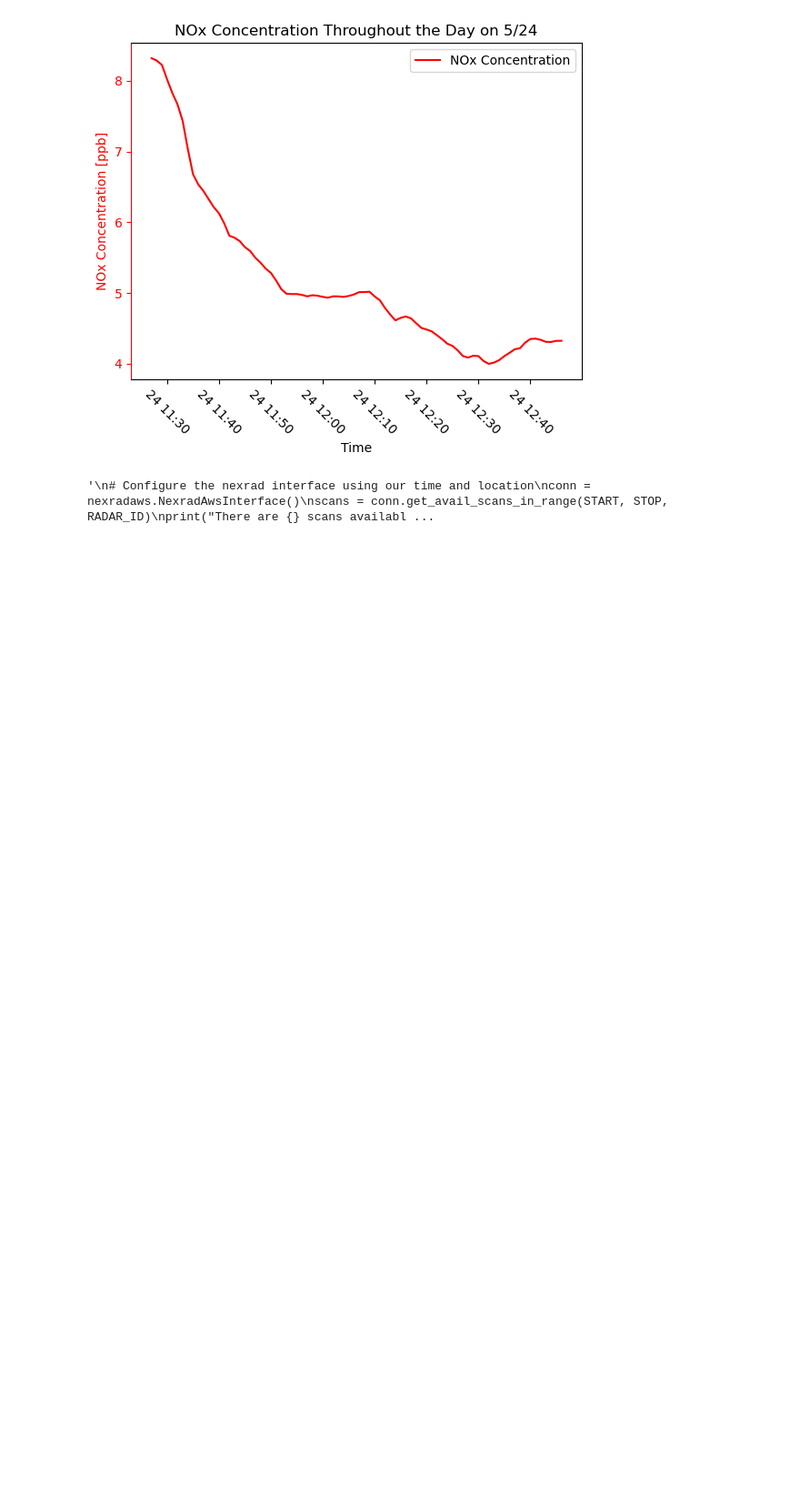
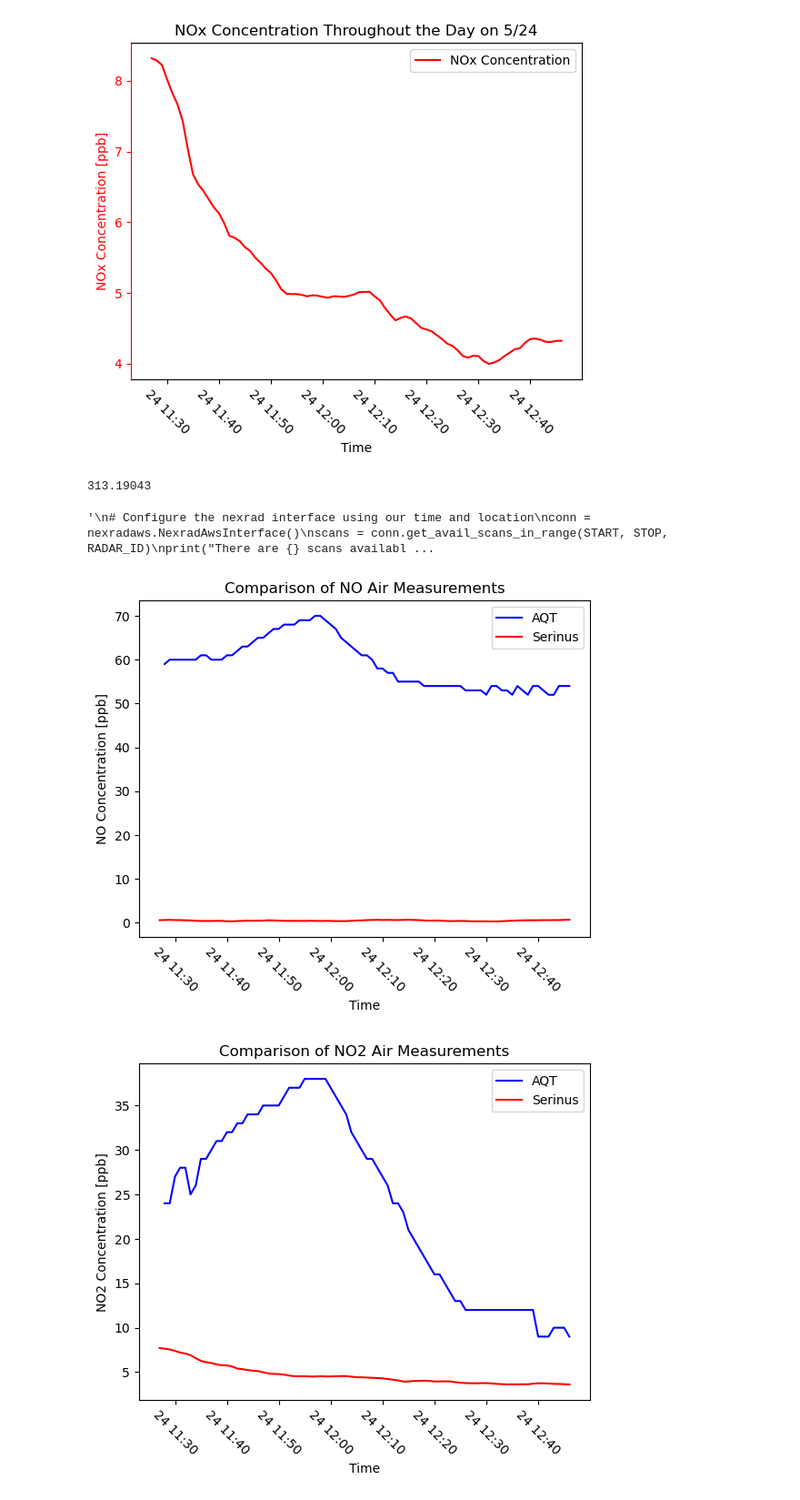
Before and after one commit to EVS-ATMOS/air-quality-sensors, a Jupyter notebook: toybox.ipynb, the cells around one changed output. Shown at 91% size. Saved outputs shown, nothing was run; the diff lists cells and outputs as text; code cells hidden in the pictures; blank space fills up the shorter version.

Commit message:
Added additional code to compare different data

```diff
--- a/toybox.ipynb
+++ b/toybox.ipynb
@@ -53,7 +53,7 @@ Note: you may need to restart the kernel to use updated packages.
 # %%
 DATE = "2023-05-24"
 # Times must be in UTC
-TIME_START = "10:04:00"
+TIME_START = "11:27:00"
 TIME_STOP = "12:46:00"
 RADAR_ID = "KLOT"
 # %%
@@ -489,6 +489,12 @@ plt.title("NOx Concentration Throughout the Day on 5/24")
 Text(0.5, 1.0, 'NOx Concentration Throughout the Day on 5/24')
 [figure]
 [figure]
+# %%
+# Sanity Check
+array = np.asarray(CO_data["CO2 Concentration"])
+array[-2]
+# %% [output]
+313.19043
 # %%
 """
 # Configure the nexrad interface using our time and location
@@ -541,3 +547,49 @@ dp = dewpoint_from_relative_humidity( aqvals.temp.to_numpy() * units.degC,
                                      aqvals.hum.to_numpy() * units.percent)
 
 aqvals['dewpoint'] = dp
+# %%
+## Making a comparison between AQT and Serinus for NO
+plt.plot(no["timestamp"], no["value"]*1000, label="AQT", color="Blue")
+plt.plot(new_time_array_NOx[35:], NOx_data["NO Concentration Average"][35:], label="Serinus", color="Red")
+plt.legend()
+plt.xticks(rotation=315)
+plt.title("Comparison of NO Air Measurements")
+plt.ylabel("NO Concentration [ppb]")
+plt.xlabel("Time")
+plt.savefig("NO Comparison")
+
+## Making a comparison between AQT and Serinus for NO2
+plt.figure()
+plt.plot(no2["timestamp"], no2["value"]*1000, label="AQT", color="Blue")
+plt.plot(new_time_array_NOx[35:], NOx_data["NO2 Concentration Average"][35:], label="Serinus", color="Red")
+plt.legend()
+plt.xticks(rotation=315)
+plt.title("Comparison of NO2 Air Measurements")
+plt.ylabel("NO2 Concentration [ppb]")
+plt.xlabel("Time")
+plt.savefig("NO2 Comparison")
+
+## Making a comparison between AQT and Serinus for O3
+plt.figure()
+plt.plot(o3["timestamp"], o3["value"]*1000, label="AQT", color="Blue")
+plt.plot(new_time_array_o3[51:], o3_data["Ozone Average"][51:], label="Serinus", color="Red")
+plt.legend()
+plt.xticks(rotation=315)
+plt.title("Comparison of O3 Air Measurements")
+plt.ylabel("O3 Concentration [ppb]")
+plt.xlabel("Time")
+plt.savefig("o3 Comparison")
+
+## Making a comparison between AQT and Serinus for CO
+plt.figure()
+plt.plot(co["timestamp"], co["value"], label="AQT", color="Blue")
+plt.plot(new_time_array_CO[23:], CO_data["CO Concentration Average"][23:], label="Serinus", color="Red")
+plt.legend()
+plt.xticks(rotation=315)
+plt.title("Comparison of CO Air Measurements")
+plt.ylabel("CO Concentration [ppm]")
+plt.xlabel("Time")
+plt.savefig("CO Comparison")
+# %% [output]
+[figure, added]
+[figure, added]
```
Also changed, not shown: parts of 3 cells of this notebook.
